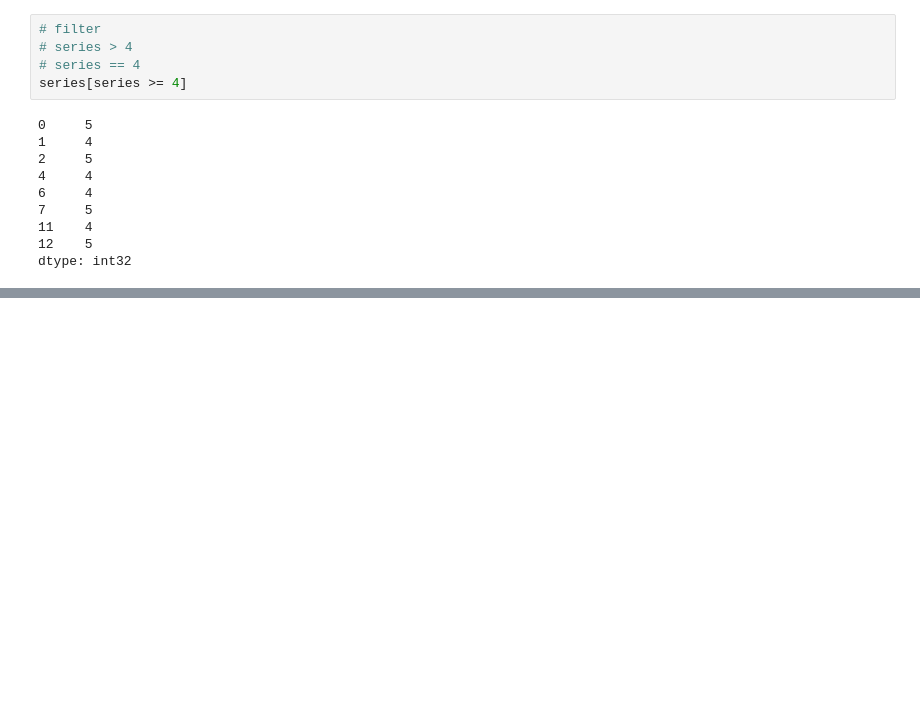
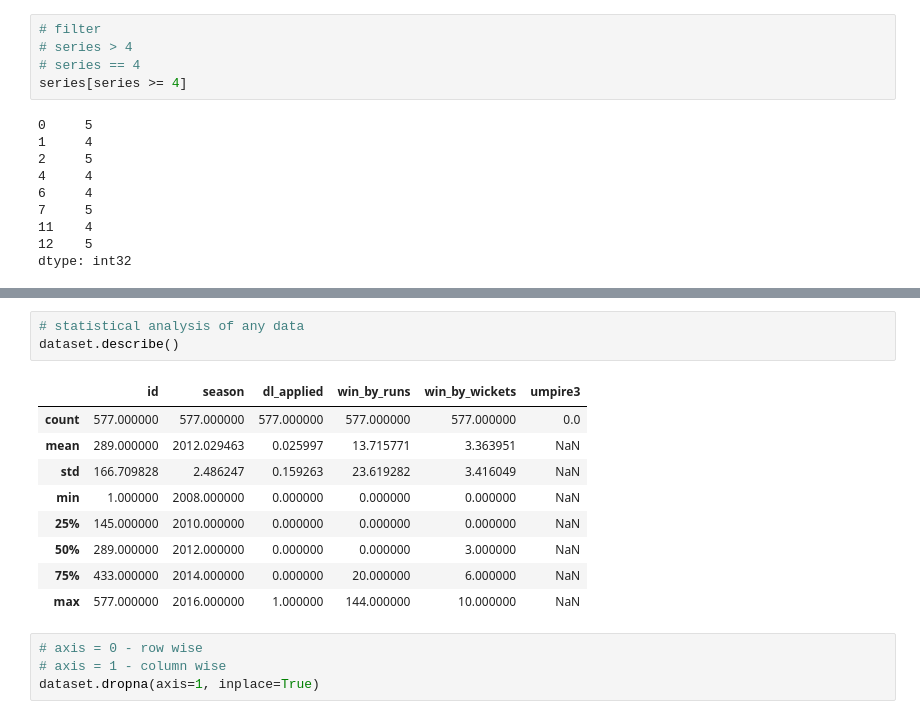
Before and after one commit to ravi4all/ML_JulyRegularEvening, a Jupyter notebook: DataAnalysis/PandasIntroduction.ipynb, the cells around one changed output, grey strips where cells are left out. Drawn from its saved outputs; the diff is of its cells as text; blank space fills up the shorter version.

```diff
--- a/DataAnalysis/PandasIntroduction.ipynb
+++ b/DataAnalysis/PandasIntroduction.ipynb
@@ -59,0 +155,17 @@ dtype: int32
+# %%
+# statistical analysis of any data
+dataset.describe()
+# %% [output]
+|  | id | season | dl_applied | win_by_runs | win_by_wickets | umpire3 |
+| count | 577.000000 | 577.000000 | 577.000000 | 577.000000 | 577.000000 | 0.0 |
+| mean | 289.000000 | 2012.029463 | 0.025997 | 13.715771 | 3.363951 | NaN |
+| std | 166.709828 | 2.486247 | 0.159263 | 23.619282 | 3.416049 | NaN |
+| min | 1.000000 | 2008.000000 | 0.000000 | 0.000000 | 0.000000 | NaN |
+| 25% | 145.000000 | 2010.000000 | 0.000000 | 0.000000 | 0.000000 | NaN |
+| 50% | 289.000000 | 2012.000000 | 0.000000 | 0.000000 | 3.000000 | NaN |
+| 75% | 433.000000 | 2014.000000 | 0.000000 | 20.000000 | 6.000000 | NaN |
+| max | 577.000000 | 2016.000000 | 1.000000 | 144.000000 | 10.000000 | NaN |
+# %%
+# axis = 0 - row wise
+# axis = 1 - column wise
+dataset.dropna(axis=1, inplace=True)
```
Also changed, not shown: parts of 16 cells of this notebook, 3 other files.
